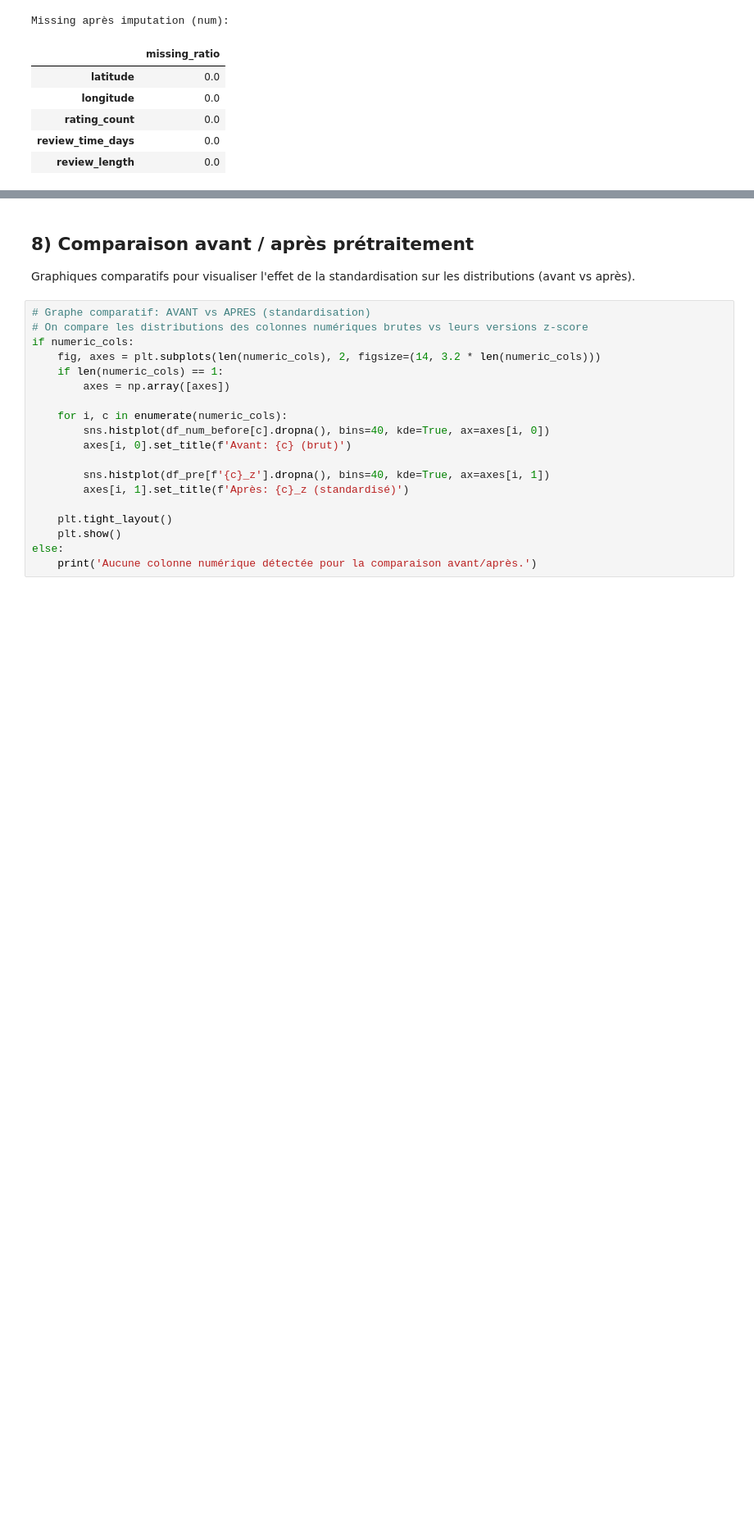
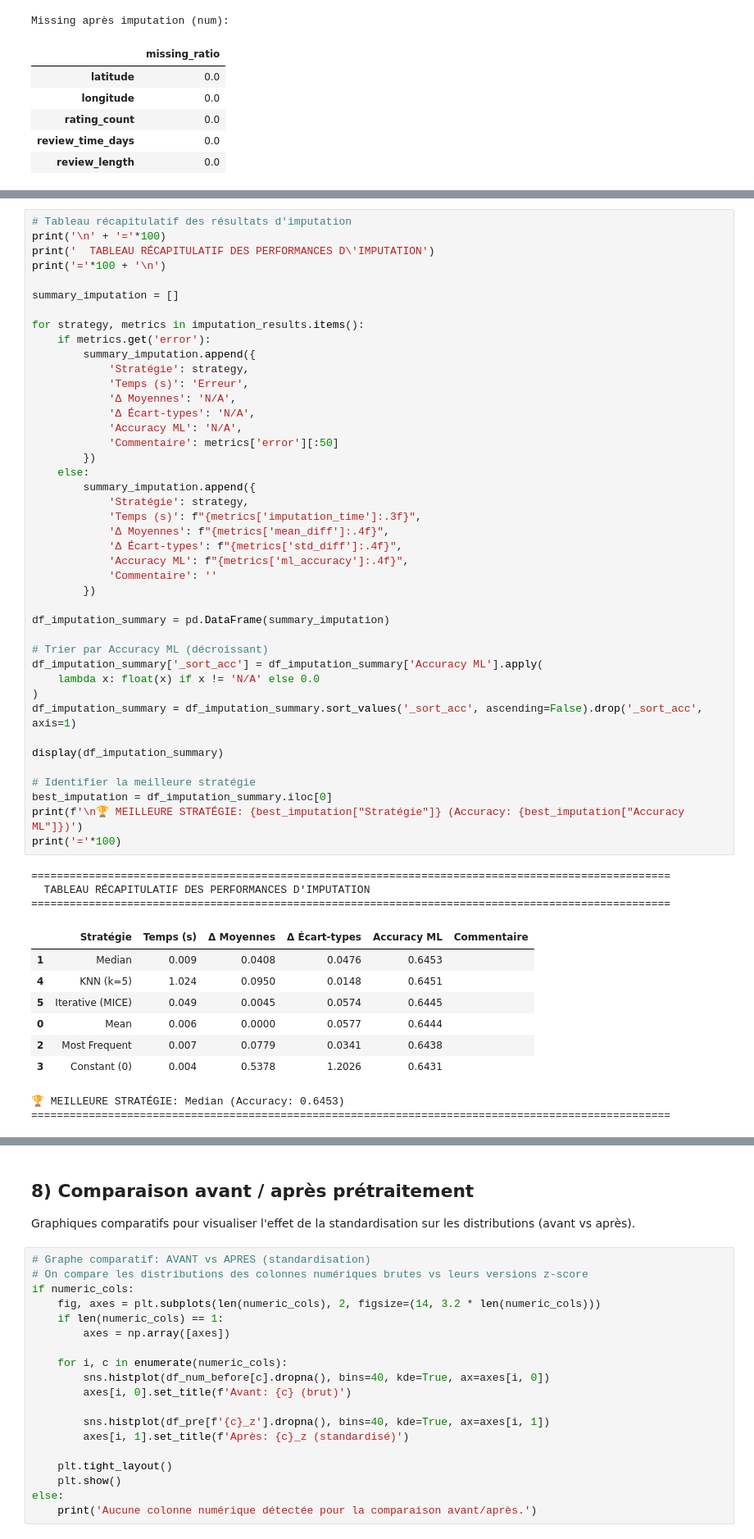
Before and after one commit to F1N3X/intelligent-customer-review-analysis, a Jupyter notebook: main.ipynb, the cells around one changed output, grey strips where cells are left out. Shown at 82% size. Cells and saved outputs as stored; diff of their text form; blank space fills up the shorter version.

```diff
--- a/main.ipynb
+++ b/main.ipynb
@@ -650,0 +816,55 @@ Missing après imputation (num):
+# %%
+# Tableau récapitulatif des résultats d'imputation
+print('\n' + '='*100)
+print('  TABLEAU RÉCAPITULATIF DES PERFORMANCES D\'IMPUTATION')
+print('='*100 + '\n')
+
+summary_imputation = []
+
+for strategy, metrics in imputation_results.items():
+    if metrics.get('error'):
+        summary_imputation.append({
+            'Stratégie': strategy,
+            'Temps (s)': 'Erreur',
+            'Δ Moyennes': 'N/A',
+            'Δ Écart-types': 'N/A',
+            'Accuracy ML': 'N/A',
+            'Commentaire': metrics['error'][:50]
+        })
+    else:
+        summary_imputation.append({
+            'Stratégie': strategy,
+            'Temps (s)': f"{metrics['imputation_time']:.3f}",
+            'Δ Moyennes': f"{metrics['mean_diff']:.4f}",
+            'Δ Écart-types': f"{metrics['std_diff']:.4f}",
+            'Accuracy ML': f"{metrics['ml_accuracy']:.4f}",
+            'Commentaire': ''
+        })
+
+df_imputation_summary = pd.DataFrame(summary_imputation)
+
+# Trier par Accuracy ML (décroissant)
+df_imputation_summary['_sort_acc'] = df_imputation_summary['Accuracy ML'].apply(
+    lambda x: float(x) if x != 'N/A' else 0.0
+)
+df_imputation_summary = df_imputation_summary.sort_values('_sort_acc', ascending=False).drop('_sort_acc', axis=1)
+
+display(df_imputation_summary)
+
+# Identifier la meilleure stratégie
+best_imputation = df_imputation_summary.iloc[0]
+print(f'\n🏆 MEILLEURE STRATÉGIE: {best_imputation["Stratégie"]} (Accuracy: {best_imputation["Accuracy ML"]})')
+print('='*100)
+# %% [output]
+====================================================================================================
+  TABLEAU RÉCAPITULATIF DES PERFORMANCES D'IMPUTATION
+====================================================================================================
+|  | Stratégie | Temps (s) | Δ Moyennes | Δ Écart-types | Accuracy ML | Commentaire |
+| 1 | Median | 0.009 | 0.0408 | 0.0476 | 0.6453 |  |
+| 4 | KNN (k=5) | 1.024 | 0.0950 | 0.0148 | 0.6451 |  |
+| 5 | Iterative (MICE) | 0.049 | 0.0045 | 0.0574 | 0.6445 |  |
+| 0 | Mean | 0.006 | 0.0000 | 0.0577 | 0.6444 |  |
+| 2 | Most Frequent | 0.007 | 0.0779 | 0.0341 | 0.6438 |  |
+| 3 | Constant (0) | 0.004 | 0.5378 | 1.2026 | 0.6431 |  |
+🏆 MEILLEURE STRATÉGIE: Median (Accuracy: 0.6453)
+====================================================================================================
```
Also changed, not shown: parts of 6 cells of this notebook.
